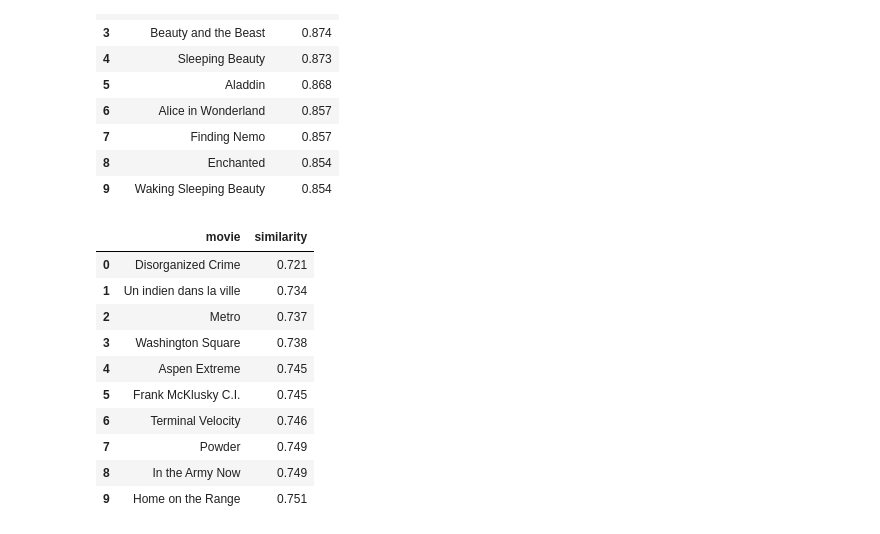
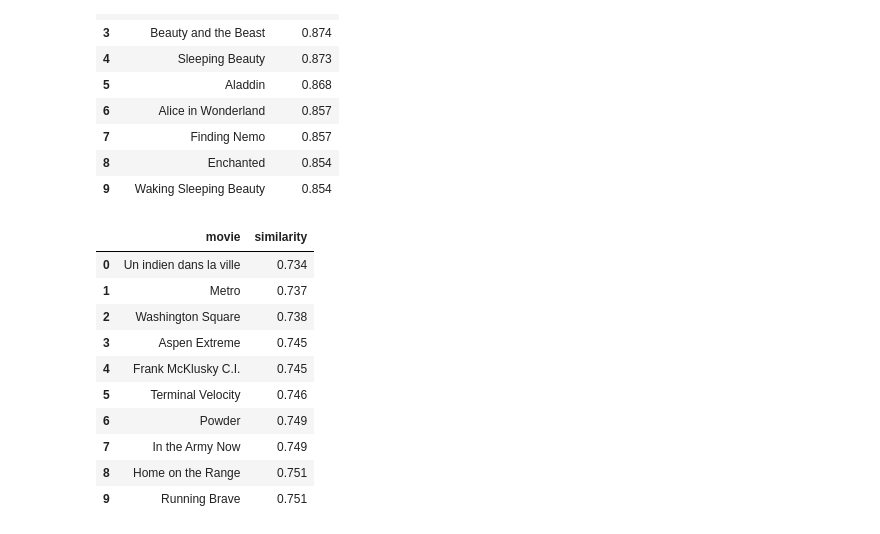
Before and after one commit to pamelafox/visual-exploration-vectors, a Jupyter notebook: movie_vectors.ipynb, the cells around one changed output. Saved outputs shown, nothing was run; the diff lists cells and outputs as text; code cells hidden in the pictures.

```diff
--- a/movie_vectors.ipynb
+++ b/movie_vectors.ipynb
@@ -85,18 +87,16 @@ print(np.linalg.norm(movies['Pearl Harbor']))
 # find the 10 most similar movies to Frozen
 import numpy as np
 import pandas as pd
-from sklearn.metrics.pairwise import cosine_similarity
 
 frozen = movies['The Little Mermaid']
-frozen = np.array(frozen).reshape(1, -1)
 
-# Calculate the cosine similarity between all other movies
-similarities = cosine_similarity(frozen, np.array(list(movies.values())))
+# Calculate the dot product between all other movies
+similarities = np.dot(frozen, np.array(list(movies.values())).T)
 
-most_similar = np.argsort(similarities)[0][-11:-1].tolist()
-similar_movies = [(list(movies.keys())[i], round(similarities[0, i], 3)) for i in most_similar]
+most_similar = np.argsort(similarities)[::-1][1:11]
+similar_movies = [(list(movies.keys())[i], round(similarities[i], 3)) for i in most_similar]
 
-pd.DataFrame(similar_movies[::-1], columns=['movie', 'similarity'])
+pd.DataFrame(similar_movies, columns=['movie', 'similarity'])
 # %% [output]
 |  | movie | similarity |
 | 0 | Moana | 0.878 |
@@ -111,22 +111,22 @@ pd.DataFrame(similar_movies[::-1], columns=['movie', 'similarity'])
 | 9 | Waking Sleeping Beauty | 0.854 |
 # %%
 # Display the 10 least similar movies
-most_similar = np.argsort(similarities)[0][:10].tolist()
-similar_movies = [(list(movies.keys())[i], round(similarities[0, i], 3)) for i in most_similar]
+least_similar = np.argsort(similarities)[1:11]
+similar_movies = [(list(movies.keys())[i], round(similarities[i], 3)) for i in least_similar]
 
 pd.DataFrame(similar_movies, columns=['movie', 'similarity'])
 # %% [output]
 |  | movie | similarity |
-| 0 | Disorganized Crime | 0.721 |
-| 1 | Un indien dans la ville | 0.734 |
-| 2 | Metro | 0.737 |
-| 3 | Washington Square | 0.738 |
-| 4 | Aspen Extreme | 0.745 |
-| 5 | Frank McKlusky C.I. | 0.745 |
-| 6 | Terminal Velocity | 0.746 |
-| 7 | Powder | 0.749 |
-| 8 | In the Army Now | 0.749 |
-| 9 | Home on the Range | 0.751 |
+| 0 | Un indien dans la ville | 0.734 |
+| 1 | Metro | 0.737 |
+| 2 | Washington Square | 0.738 |
+| 3 | Aspen Extreme | 0.745 |
+| 4 | Frank McKlusky C.I. | 0.745 |
+| 5 | Terminal Velocity | 0.746 |
+| 6 | Powder | 0.749 |
+| 7 | In the Army Now | 0.749 |
+| 8 | Home on the Range | 0.751 |
+| 9 | Running Brave | 0.751 |
 # %%
 # find the two least related movies to each other in the entire dataset
 
```
Also changed, not shown: parts of 6 cells of this notebook, 3 other files.
